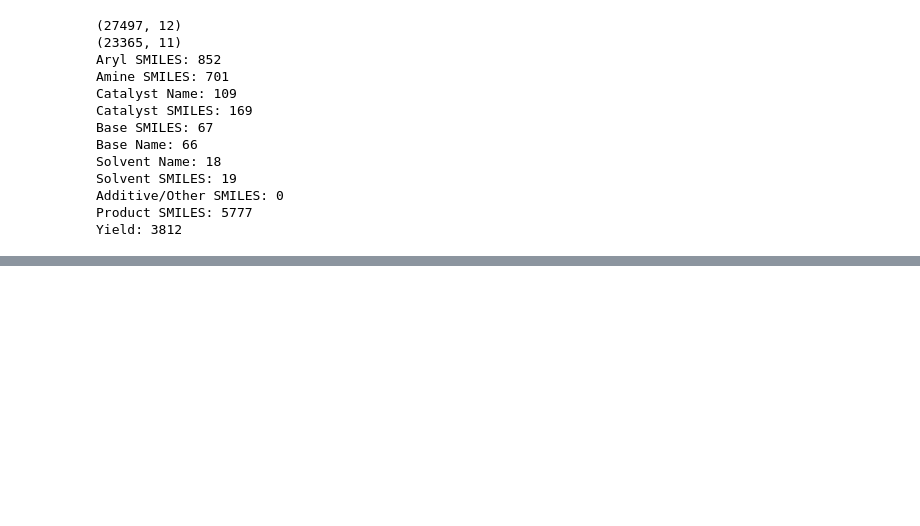
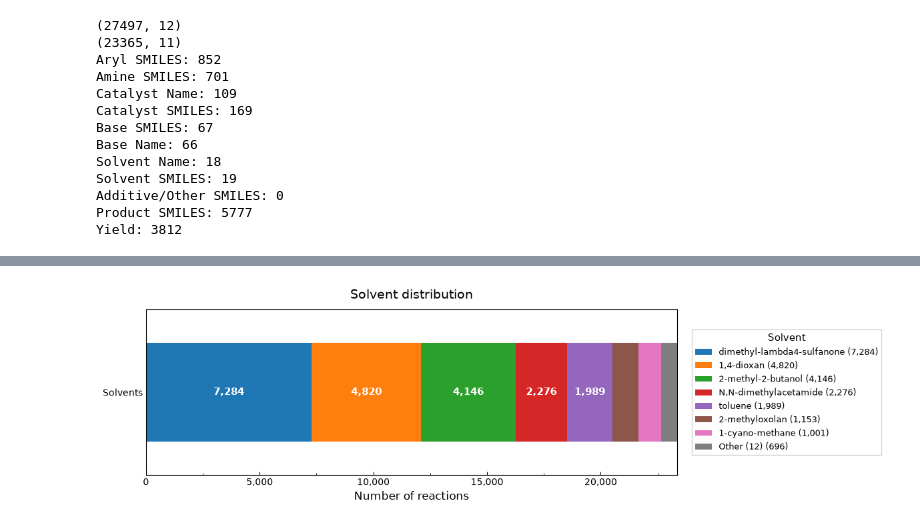
Before and after one commit to ddomlab/DOPE-MURI, a Jupyter notebook: dataset review.ipynb, the cells around one changed output, grey strips where cells are left out. Saved outputs shown, nothing was run; the diff lists cells and outputs as text; code cells hidden in the pictures; blank space fills up the shorter version.

```diff
--- a/dataset review.ipynb
+++ b/dataset review.ipynb
@@ -120,6 +695,60 @@ for x in range(df_reagents_no_additive["Solvent SMILES"].nunique()):
 # %%
-for x in df_reagents_no_additive:
-    total = df_reagents_no_additive[x].nunique()
+import matplotlib.pyplot as plt
+from matplotlib.ticker import StrMethodFormatter, AutoMinorLocator
+
+fig, ax = plt.subplots(figsize=(12, 3.5))
+
+total = counts.sum()
+left = 0
+
+for name, count in counts.items():
+    bar = ax.barh(
+        y=0,
+        width=count,
+        left=left,
+        height=0.6,
+        label=f"{name} ({count:,})"
+    )
+
+    # Label segments large enough to fit the text
+    if count / total >= 0.05:
+        ax.bar_label(
+            bar,
+            labels=[f"{count:,}"],
+            label_type="center",
+            fontsize=11,
+            fontweight="bold",
+            color="white"
+        )
+
+    left += count
+
+ax.set_xlim(0, total)
+ax.set_ylim(-0.5, 0.5)
+ax.set_yticks([0], labels=["Solvents"])
+
+ax.set_xlabel("Number of reactions", fontsize=12)
+ax.set_title("Solvent distribution", fontsize=14, pad=12)
+
+ax.xaxis.set_major_formatter(StrMethodFormatter("{x:,.0f}"))
+ax.xaxis.set_minor_locator(AutoMinorLocator(2))
+ax.tick_params(axis="x", which="both", direction="in")
+ax.tick_params(axis="y", length=0)
+
+ax.legend(
+    title="Solvent",
+    loc="center left",
+    bbox_to_anchor=(1.02, 0.5),
+    frameon=True,
+    fancybox=False,
+    fontsize=9,
+    title_fontsize=11
+)
+
+plt.tight_layout()
+plt.show()
+# %% [output]
+[figure, added]
 # %%
 df["Aryl SMILES"].nunique()
 reagent_and_yield= ['Aryl SMILES', 'Amine SMILES', 'Catalyst Name', 'Catalyst SMILES', 'Base SMILES', 'Base Name', 'Solvent Name', 'Solvent SMILES', 'Additive/Other SMILES', 'Product SMILES', 'Yield']
```
Also changed, not shown: parts of 11 cells of this notebook.
